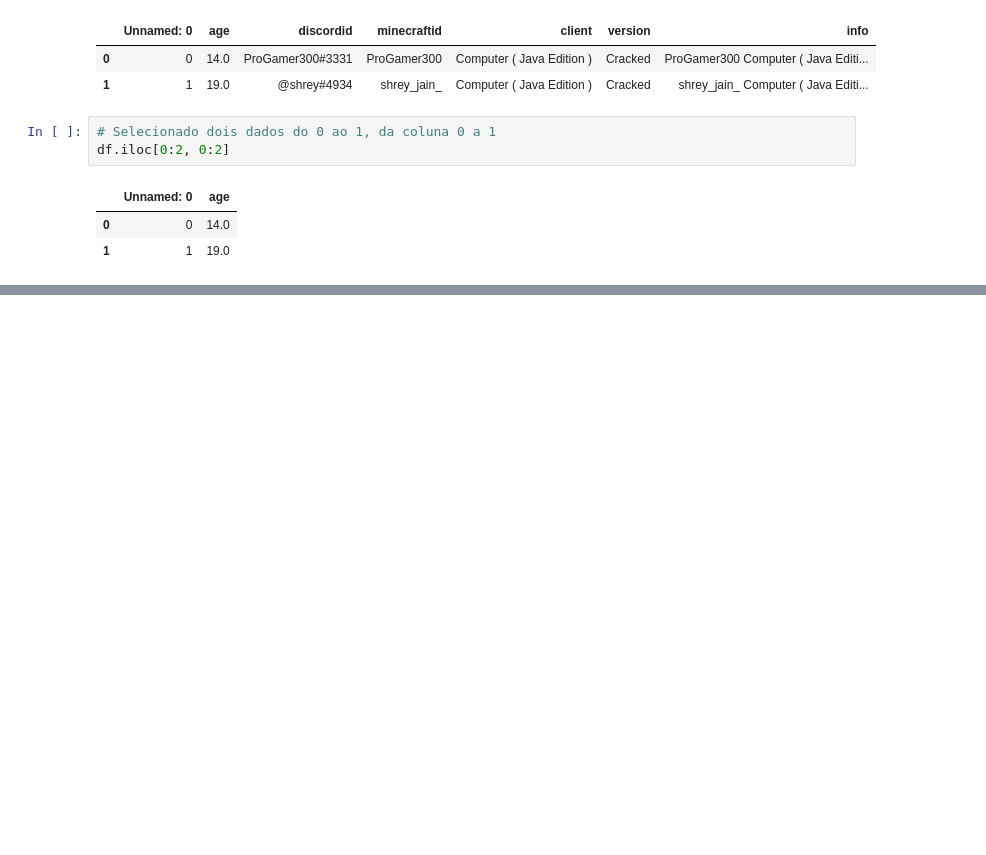
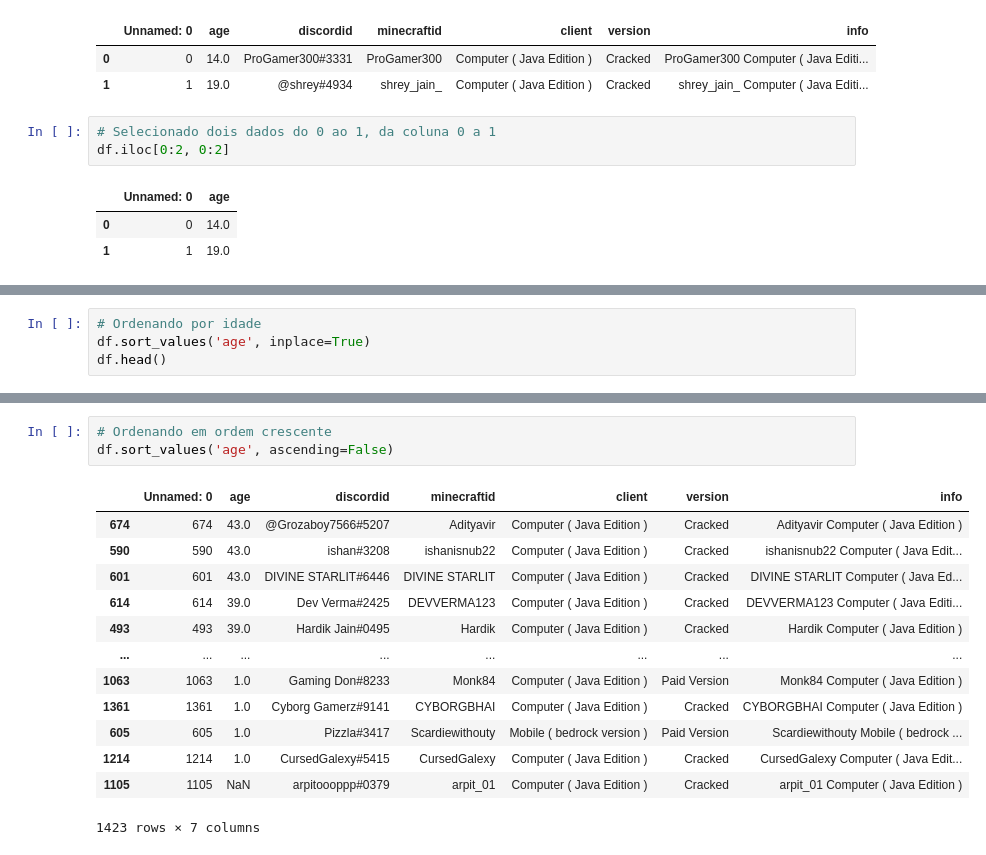
Before and after one commit to alquemistdev/Aprenda-Pandas, a Jupyter notebook: exemplos/minecraft.ipynb, the cells around one changed output, grey strips where cells are left out. Saved outputs shown, nothing was run; the diff lists cells and outputs as text; blank space fills up the shorter version.

```diff
--- a/exemplos/minecraft.ipynb
+++ b/exemplos/minecraft.ipynb
@@ -120,0 +137,4 @@ df.iloc[0:2, 0:2]
+# %%
+# Ordenando por idade
+df.sort_values('age', inplace=True)
+df.head()
@@ -120,0 +148,17 @@ df.iloc[0:2, 0:2]
+# %%
+# Ordenando em ordem crescente
+df.sort_values('age', ascending=False)
+# %% [output]
+|  | Unnamed: 0 | age | discordid | minecraftid | client | version | info |
+| 674 | 674 | 43.0 | @Grozaboy7566#5207 | Adityavir | Computer ( Java Edition ) | Cracked | Adityavir Computer ( Java Edition ) |
+| 590 | 590 | 43.0 | ishan#3208 | ishanisnub22 | Computer ( Java Edition ) | Cracked | ishanisnub22 Computer ( Java Edit... |
+| 601 | 601 | 43.0 | DIVINE STARLIT#6446 | DIVINE STARLIT | Computer ( Java Edition ) | Cracked | DIVINE STARLIT Computer ( Java Ed... |
+| 614 | 614 | 39.0 | Dev Verma#2425 | DEVVERMA123 | Computer ( Java Edition ) | Cracked | DEVVERMA123 Computer ( Java Editi... |
+| 493 | 493 | 39.0 | Hardik Jain#0495 | Hardik | Computer ( Java Edition ) | Cracked | Hardik Computer ( Java Edition ) |
+| ... | ... | ... | ... | ... | ... | ... | ... |
+| 1063 | 1063 | 1.0 | Gaming Don#8233 | Monk84 | Computer ( Java Edition ) | Paid Version | Monk84 Computer ( Java Edition ) |
+| 1361 | 1361 | 1.0 | Cyborg Gamerz#9141 | CYBORGBHAI | Computer ( Java Edition ) | Cracked | CYBORGBHAI Computer ( Java Edition ) |
+| 605 | 605 | 1.0 | Pizzla#3417 | Scardiewithouty | Mobile ( bedrock version ) | Paid Version | Scardiewithouty Mobile ( bedrock ... |
+| 1214 | 1214 | 1.0 | CursedGalexy#5415 | CursedGalexy | Computer ( Java Edition ) | Cracked | CursedGalexy Computer ( Java Edit... |
+| 1105 | 1105 | NaN | arpitoooppp#0379 | arpit_01 | Computer ( Java Edition ) | Cracked | arpit_01 Computer ( Java Edition ) |
+1423 rows × 7 columns
```
Also changed, not shown: parts of 25 cells of this notebook.
